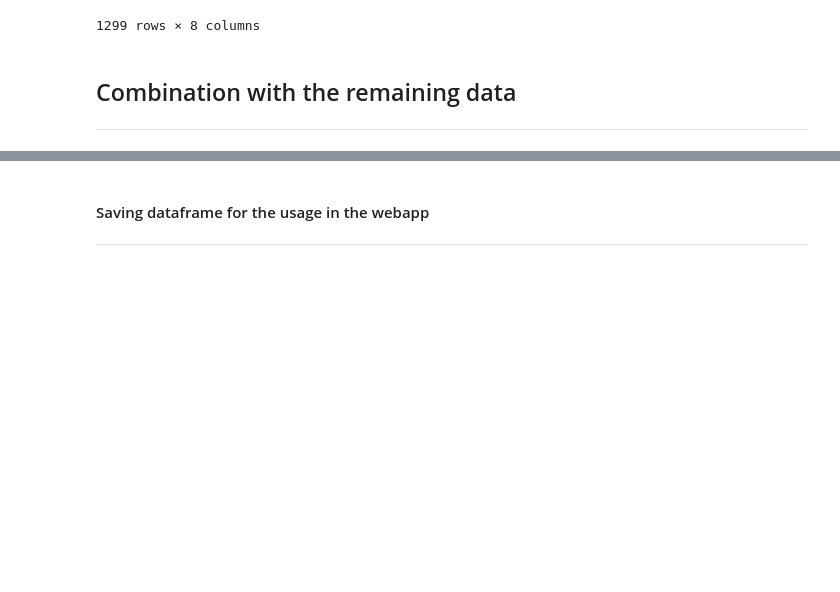
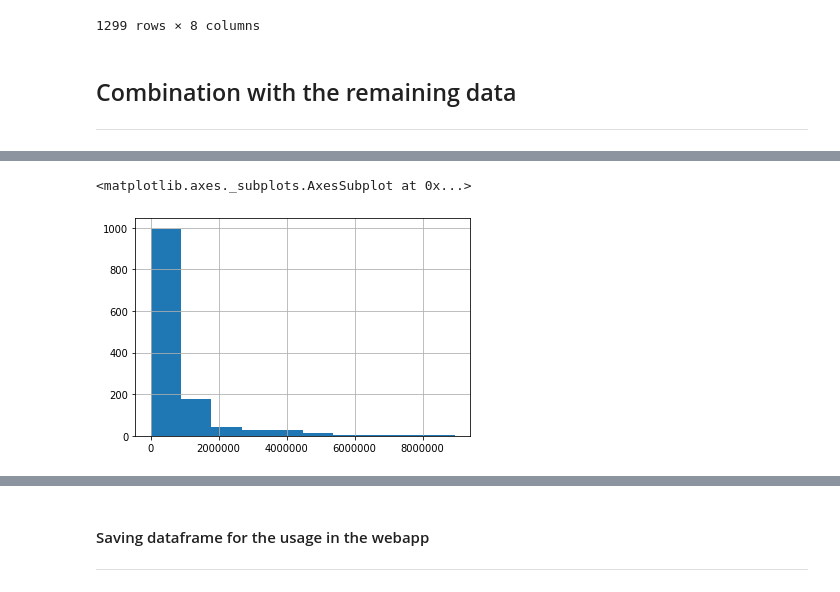
Before and after one commit to JonasGlow/Twitch-Project, a Jupyter notebook: DataPreparation.ipynb, the cells around one changed output, grey strips where cells are left out. Drawn from its saved outputs; the diff is of its cells as text; code cells hidden in the pictures; blank space fills up the shorter version.

```diff
--- a/DataPreparation.ipynb
+++ b/DataPreparation.ipynb
@@ -186 +204,6 @@ for folder in foldernames:
+# %%
+top100['follower_count'].hist()
+# %% [output]
+<matplotlib.axes._subplots.AxesSubplot at 0x...>
+[figure, added]
 # %%
```
Also changed, not shown: parts of 18 cells of this notebook, 4 other files.
